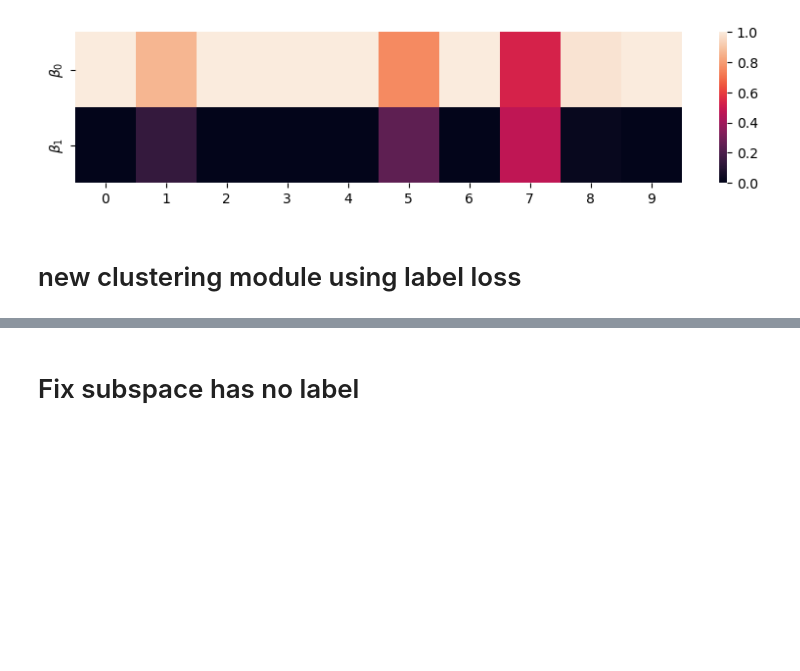
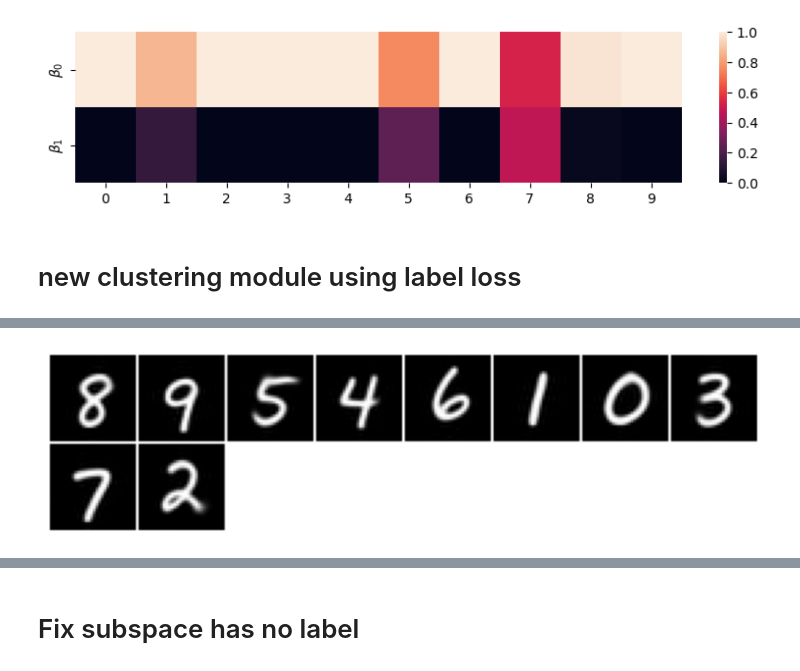
Before and after one commit to 1226419/ClustPy_semi_supervised, a Jupyter notebook: Test-Convae_reproduce.ipynb, the cells around one changed output, grey strips where cells are left out. Drawn from its saved outputs; the diff is of its cells as text; code cells hidden in the pictures; blank space fills up the shorter version.

```diff
--- a/Test-Convae_reproduce.ipynb
+++ b/Test-Convae_reproduce.ipynb
@@ -1835,0 +1825,97 @@ ARI-no-reclustering: 0.9900955603672693
+# %%
+from clustpy.deep.semisupervised_enrc.semi_supervised_enrc_init import (semi_supervised_acedec_init,
+                                                                        semi_supervised_acedec_init_simple,
+                                                                        semi_supervised_acedec_init_simplest)
+from clustpy.deep.semisupervised_enrc.semi_supervised_clustering_modules import _Label_Loss_Module_based_on_ENRC_delayed
+from clustpy.deep.semisupervised_enrc.semi_supervised_enrc_module import _ENRC_Module
+from clustpy.deep.semisupervised_enrc.semi_supervised_acedec import ACeDeC
+from clustpy.deep.semisupervised_enrc.semi_supervised_fitting_procedures import enrc_fitting_with_labels
+
+from clustpy.deep.autoencoders import ConvolutionalAutoencoder
+from sklearn.metrics import adjusted_rand_score as ari
+device = torch.device("cuda:0")
+ae = ConvolutionalAutoencoder(32, [512, 10], conv_encoder_name="resnet18").to(device)
+model_path = "test-convae_reproduce_model_trained_100.pth"
+sd = torch.load(model_path)
+ae.load_state_dict(sd.state_dict())
+ae.fitted = True
+ae.to(device)
+train_labels_percent = 10
+random_state = np.random.RandomState() # currently no random state can be given to function #TODO ?
+#random_state = check_random_state(random_state)
+# randomly make labels a percentage of labels unlabeled(set label to -1) for training
+labels_train = np.zeros(labels.shape[0]) - 1
+rand_idx = random_state.choice(labels.shape[0],
+                               size=round(train_labels_percent*0.01*len(labels)), replace=False)
+labels_train[rand_idx] = labels[rand_idx]
+aug_train_dl = get_dataloader(data, batch_size=256, shuffle=True, additional_inputs=labels_train,
+                        ds_kwargs={"aug_transforms_list":[aug_transforms, None], "orig_transforms_list":[orig_transforms, None]},
+                        dl_kwargs={"num_workers":8})
+
+train_dl = get_dataloader(data, batch_size=256, shuffle=True, additional_inputs=labels_train,
+                        ds_kwargs={"orig_transforms_list":[orig_transforms, None]},
+                        dl_kwargs={"num_workers":8})
+
+dl = get_dataloader(data, 256, shuffle=False, additional_inputs=labels,
+                   ds_kwargs={"orig_transforms_list":[orig_transforms, None]})
+
+ae_lr = 1e-3
+clustering_epochs = 50
+warmup_factor = 0.3
+warmup_period = int(warmup_factor*clustering_epochs)
+# scheduler = CosineSchedulerWithLinearWarmup
+# scheduler_params = {"warmup_period":warmup_period, "T_max":clustering_epochs, "verbose":False}
+scheduler = torch.optim.lr_scheduler.StepLR
+scheduler_params = {"step_size":int(0.2*clustering_epochs), "gamma":0.5, "verbose": True}
+
+# init_method = "acedec
+init_method = semi_supervised_acedec_init_simplest
+# init_method = "acedec"
+loss_function = "acedec"
+reclustering_function = "acedec"
+#fit_function = "acedec"
+#clustering_module= "acedec"
+fit_function = enrc_fitting_with_labels
+clustering_module= _Label_Loss_Module_based_on_ENRC_delayed
+
+acedec = ACeDeC(n_clusters=10,
+          clustering_epochs=clustering_epochs,
+          autoencoder=ae,
+          clustering_optimizer_params={'lr': ae_lr*0.5},
+          # custom_dataloaders=[train_dl, dl],
+          scheduler=scheduler,
+          scheduler_params=scheduler_params,
+          final_reclustering=True,
+          debug=True,
+          init = init_method,
+          init_kwargs = {"y": labels, "clustering_module":_ENRC_Module, "optimizer_params": {"lr":1e-3} },
+          init_subsample_size=10000,
+          fit_function=fit_function,
+          clustering_module= clustering_module,
+          reclustering_strategy=reclustering_function,
+          )
+
+acedec.fit(data, labels_train)
+# what happens if dataloader has labels_train or if fit has labels train ? -> dataloader still decides and not the fit function...
+# what should be the behaviour...
+# just because they are in the dataloader does not mean to use it automatically for training -> only if in fit function use labels for learning
+# if in fit function and not in dataloader throw error
+# if in fit function and no dataloader is passed create trainloader with the data passed to the fit function.
+
+# how should it generally work with semisupervised labels and with the ground truth...
+# when should we make some labels unlabeled to simulate semisupervised cases
+# fit has X and y -> goes to fit function where the dataloaders are created if y is there -> dataloaders passed to clustering_module
+# ( there is also code in the clustering module for loading dataloaders if they are None but that should never happen
+# as they are already set in the fit function ) - wrong it happens in the init function that they are called with None...
+acedec_ari = ari(labels, acedec.labels_)
+print(f"ARI: {acedec_ari}")
+print(f"ARI-no-reclustering: {ari(labels, acedec.acedec_labels_)}")
+rec_centers = acedec.reconstruct_subspace_centroids()
+plot_images(denormalize(rec_centers))
+
+# Soft Beta Weights
+fig, ax = plt.subplots(figsize=(10,2))
+sns.heatmap(acedec.betas, vmin=0, vmax=1.0, ax=ax)
+ax.set_yticklabels(["$\\beta_0$", "$\\beta_1$"])
+plt.show();
+# %% [output]
@@ -1835,0 +1942 @@ ARI-no-reclustering: 0.9900955603672693
+[figure, added]
```
Also changed, not shown: parts of 3 cells of this notebook, 6 other files.
